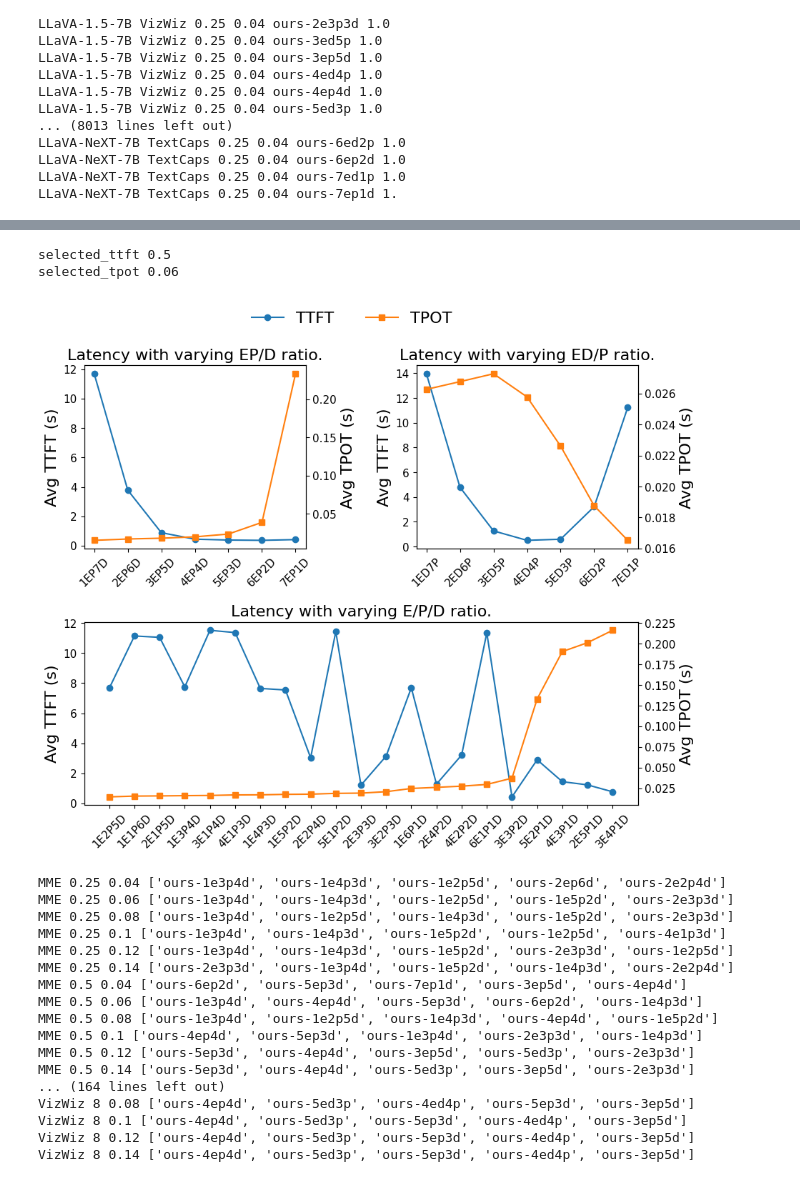
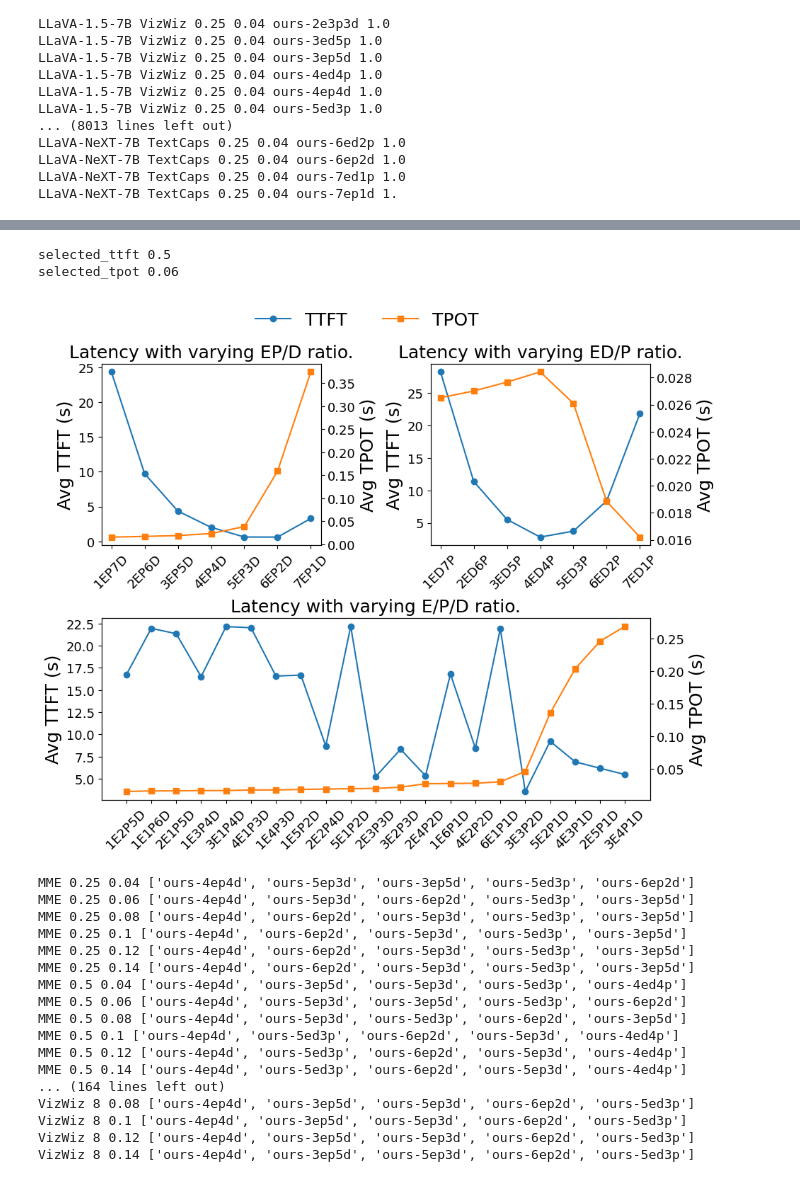
Before and after one commit to dongxianzhe/hydrainfer, a Jupyter notebook: evaluation/slo_attainment/plot.ipynb, the cells around one changed output, grey strips where cells are left out. Drawn from its saved outputs; the diff is of its cells as text; code cells hidden in the pictures.

```diff
--- a/evaluation/slo_attainment/plot.ipynb
+++ b/evaluation/slo_attainment/plot.ipynb
@@ -432,22 +424,26 @@ def var_of_lines(line_datas: list[LineData]):
     return avg_var
 
 force_settings = {
-    # ("Qwen2-VL-7B", "MME") : (),
-    # ("Qwen2-VL-7B", "POPE") : (),
-    # ("Qwen2-VL-7B", "TextCaps") : (),
-    # ("Qwen2-VL-7B", "TextVQA") : (),
+    ("Qwen2-VL-7B", "MME") : (1, 0.14),
+    ("Qwen2-VL-7B", "POPE") : (1, 0.04),
+    ("Qwen2-VL-7B", "TextCaps") : (1, 0.14),
+    ("Qwen2-VL-7B", "TextVQA") : (1, 0.12),
     # ("Qwen2-VL-7B", "VizWiz") : (),
-    # ("LLaVA-1.5-7B", "MME") : (),
+    ("LLaVA-1.5-7B", "MME") : (0.25, 0.06),
     # ("LLaVA-1.5-7B", "POPE") : (),
     # ("LLaVA-1.5-7B", "TextCaps") : (),
     # ("LLaVA-1.5-7B", "TextVQA") : (),
-    # ("LLaVA-1.5-7B", "VizWiz") : (),
+    ("LLaVA-1.5-7B", "VizWiz") : (8, 0.04),
     ("LLaVA-NeXT-7B", "MME") : (8, 0.14),
-    # ("LLaVA-NeXT-7B", "POPE") : (),
-    # ("LLaVA-NeXT-7B", "TextCaps") : (),
-    # ("LLaVA-NeXT-7B", "TextVQA") : (),
-    # ("LLaVA-NeXT-7B", "VizWiz") : (),
+    ("LLaVA-NeXT-7B", "POPE") : (8, 0.06),
+    ("LLaVA-NeXT-7B", "TextCaps") : (8, 0.08),
+    ("LLaVA-NeXT-7B", "TextVQA") : (8, 0.12),
+    ("LLaVA-NeXT-7B", "VizWiz") : (8, 0.12),
 }
+
+# force_settings = {
+#     ("LLaVA-NeXT-7B", "TextCaps") : (28, 0.05),
+# }
 selected_line_data: list[LineData] = []
 total_num_request_rates = len(all_line_data[0].request_rates)
 for (model, dataset), methods_data in model_dataset_to_logs.items():
@@ -498,12 +483,0 @@ Qwen2-VL-7B TextCaps best slo settings (0.5, 0.12)
-# %%
-from tabulate import tabulate
-table_headers = ["Model", "Dataset", "TTFT SLO (s)", "TPOT SLO (s)", "Ratio"]
-table_data = []
-for line_data in selected_line_data:
-    if line_data.method == 'ours':
-        table_data.append((line_data.model, line_data.dataset, line_data.ttft_slo, line_data.tpot_slo, line_data.full_method_name.split('-')[-1].upper()))
-
-latex_table = tabulate(table_data, headers=table_headers, tablefmt="latex")
-with open(os.path.join(tables_dir, "slo_settings.tex"), "w", encoding="utf-8") as f:
-    f.write(latex_table)
-print(tabulate(table_data, headers=table_headers, tablefmt='plain'))
@@ -667,6 +685,6 @@ method_id: {'ours': 0, 'SGLang': 1, 'TGI': 2, 'vLLM-v0': 3, 'vLLM-v1': 4}
 # %%
 for line_data in selected_line_data:
-    if line_data.model != 'LLaVA-1.5-7B':
+    if line_data.model != 'LLaVA-NeXT-7B':
         continue
-    print(line_data.method, line_data.dataset, line_data.n_output_tokens)
+    print(line_data.method, line_data.dataset, line_data.avg_ttft)
 # %% [output]
@@ -709,7 +732,7 @@ ax2 = fig.add_subplot(gs[0, 1])
 ax3 = fig.add_subplot(gs[1, :])
 axes = [ax3, ax1, ax2]
 
-fontsize = 16
+fontsize = 18
 axes[0].set_title('Latency with varying E/P/D ratio.', fontsize=fontsize)
 axes[1].set_title('Latency with varying EP/D ratio.', fontsize=fontsize)
 axes[2].set_title('Latency with varying ED/P ratio.', fontsize=fontsize)
@@ -721,34 +744,34 @@ for i, pattern in enumerate(patterns):
 
     x = [re.findall(pattern, line_data.full_method_name)[0].upper() for line_data in all_ratio_line_data]
     y1 = [line_data.avg_ttft[selected_request_rate_id] for line_data in all_ratio_line_data]
     y2 = [line_data.avg_tpot[selected_request_rate_id] for line_data in all_ratio_line_data]
     axes[i].plot(x, y1, marker=marker_list[0], color=color_list[0])
     axes[i].set_ylabel('Avg TTFT (s)', fontsize=fontsize)
     ax = axes[i].twinx()
     ax.plot(x, y2, marker=marker_list[1], color=color_list[1])
     ax.set_ylabel('Avg TPOT (s)', fontsize=fontsize)
     axes[i].set_xticks(x)
     axes[i].set_xticklabels(x, rotation=45)
     axes[i].grid(False)
     ax.grid(False)
     for label in axes[i].get_xticklabels():
         label.set_fontsize(fontsize - 5)
     for label in axes[i].get_yticklabels():
         label.set_fontsize(fontsize - 5)
     for label in ax.get_yticklabels():
         label.set_fontsize(fontsize - 5)
     for spine in ax.spines.values():
         spine.set_edgecolor('black')
 
 fig.legend(
     [Line2D([0], [0], color=color_list[i], marker=marker_list[i]) for i in range(2)],
     ['TTFT', 'TPOT'],
     loc='upper center', ncol=len(method_id), fontsize=fontsize, frameon=False, bbox_to_anchor=(0.5, 1.0))
 fig.savefig(os.path.join(figures_dir, "instance_ratio.pdf"), bbox_inches="tight")
 # %% [output]
 selected_ttft 0.5
 selected_tpot 0.06
-[figure, old version]
+[figure, new version]
 # %%
 import re
 def better_method_criterion(line_data: LineData):
@@ -759,8 +782,8 @@ def better_method_criterion(line_data: LineData):
     return score
 
 # selected_model = 'Qwen2-VL-7B'
-selected_model = 'LLaVA-NeXT-7B'
-# selected_model = 'LLaVA-1.5-7B'
+# selected_model = 'LLaVA-NeXT-7B'
+selected_model = 'LLaVA-1.5-7B'
 
 all_disaggregation_methods: dict[tuple[str, float, float], list[LineData]] = {}
 for dataset in datasets:
@@ -780,23 +803,23 @@ for dataset in datasets:
             print(dataset, ttft, tpot, [m.full_method_name for m in disaggregation_methods[:5]])
             all_disaggregation_methods[(dataset, ttft, tpot)] = disaggregation_methods
 # %% [output]
-MME 0.25 0.04 ['ours-1e3p4d', 'ours-1e4p3d', 'ours-1e2p5d', 'ours-2ep6d', 'ours-2e2p4d']
-MME 0.25 0.06 ['ours-1e3p4d', 'ours-1e4p3d', 'ours-1e2p5d', 'ours-1e5p2d', 'ours-2e3p3d']
-MME 0.25 0.08 ['ours-1e3p4d', 'ours-1e2p5d', 'ours-1e4p3d', 'ours-1e5p2d', 'ours-2e3p3d']
-MME 0.25 0.1 ['ours-1e3p4d', 'ours-1e4p3d', 'ours-1e5p2d', 'ours-1e2p5d', 'ours-4e1p3d']
-MME 0.25 0.12 ['ours-1e3p4d', 'ours-1e4p3d', 'ours-1e5p2d', 'ours-2e3p3d', 'ours-1e2p5d']
-MME 0.25 0.14 ['ours-2e3p3d', 'ours-1e3p4d', 'ours-1e5p2d', 'ours-1e4p3d', 'ours-2e2p4d']
-MME 0.5 0.04 ['ours-6ep2d', 'ours-5ep3d', 'ours-7ep1d', 'ours-3ep5d', 'ours-4ep4d']
-MME 0.5 0.06 ['ours-1e3p4d', 'ours-4ep4d', 'ours-5ep3d', 'ours-6ep2d', 'ours-1e4p3d']
-MME 0.5 0.08 ['ours-1e3p4d', 'ours-1e2p5d', 'ours-1e4p3d', 'ours-4ep4d', 'ours-1e5p2d']
-MME 0.5 0.1 ['ours-4ep4d', 'ours-5ep3d', 'ours-1e3p4d', 'ours-2e3p3d', 'ours-1e4p3d']
-MME 0.5 0.12 ['ours-5ep3d', 'ours-4ep4d', 'ours-3ep5d', 'ours-5ed3p', 'ours-2e3p3d']
-MME 0.5 0.14 ['ours-5ep3d', 'ours-4ep4d', 'ours-5ed3p', 'ours-3ep5d', 'ours-2e3p3d']
+MME 0.25 0.04 ['ours-4ep4d', 'ours-5ep3d', 'ours-3ep5d', 'ours-5ed3p', 'ours-6ep2d']
+MME 0.25 0.06 ['ours-4ep4d', 'ours-5ep3d', 'ours-6ep2d', 'ours-5ed3p', 'ours-3ep5d']
+MME 0.25 0.08 ['ours-4ep4d', 'ours-6ep2d', 'ours-5ep3d', 'ours-5ed3p', 'ours-3ep5d']
+MME 0.25 0.1 ['ours-4ep4d', 'ours-6ep2d', 'ours-5ep3d', 'ours-5ed3p', 'ours-3ep5d']
+MME 0.25 0.12 ['ours-4ep4d', 'ours-6ep2d', 'ours-5ep3d', 'ours-5ed3p', 'ours-3ep5d']
+MME 0.25 0.14 ['ours-4ep4d', 'ours-6ep2d', 'ours-5ep3d', 'ours-5ed3p', 'ours-3ep5d']
+MME 0.5 0.04 ['ours-4ep4d', 'ours-3ep5d', 'ours-5ep3d', 'ours-5ed3p', 'ours-4ed4p']
+MME 0.5 0.06 ['ours-4ep4d', 'ours-5ep3d', 'ours-3ep5d', 'ours-5ed3p', 'ours-6ep2d']
+MME 0.5 0.08 ['ours-4ep4d', 'ours-5ep3d', 'ours-5ed3p', 'ours-6ep2d', 'ours-3ep5d']
+MME 0.5 0.1 ['ours-4ep4d', 'ours-5ed3p', 'ours-6ep2d', 'ours-5ep3d', 'ours-4ed4p']
+MME 0.5 0.12 ['ours-4ep4d', 'ours-5ed3p', 'ours-6ep2d', 'ours-5ep3d', 'ours-4ed4p']
+MME 0.5 0.14 ['ours-4ep4d', 'ours-5ed3p', 'ours-6ep2d', 'ours-5ep3d', 'ours-4ed4p']
 ... (164 lines left out)
-VizWiz 8 0.08 ['ours-4ep4d', 'ours-5ed3p', 'ours-4ed4p', 'ours-5ep3d', 'ours-3ep5d']
-VizWiz 8 0.1 ['ours-4ep4d', 'ours-5ed3p', 'ours-5ep3d', 'ours-4ed4p', 'ours-3ep5d']
-VizWiz 8 0.12 ['ours-4ep4d', 'ours-5ed3p', 'ours-5ep3d', 'ours-4ed4p', 'ours-3ep5d']
-VizWiz 8 0.14 ['ours-4ep4d', 'ours-5ed3p', 'ours-5ep3d', 'ours-4ed4p', 'ours-3ep5d']
+VizWiz 8 0.08 ['ours-4ep4d', 'ours-3ep5d', 'ours-5ep3d', 'ours-6ep2d', 'ours-5ed3p']
+VizWiz 8 0.1 ['ours-4ep4d', 'ours-3ep5d', 'ours-5ep3d', 'ours-6ep2d', 'ours-5ed3p']
+VizWiz 8 0.12 ['ours-4ep4d', 'ours-3ep5d', 'ours-5ep3d', 'ours-6ep2d', 'ours-5ed3p']
+VizWiz 8 0.14 ['ours-4ep4d', 'ours-3ep5d', 'ours-5ep3d', 'ours-6ep2d', 'ours-5ed3p']
 # %%
 import matplotlib.pyplot as plt
 import numpy as np
```
Also changed, not shown: parts of 8 cells of this notebook, 4 other files.
